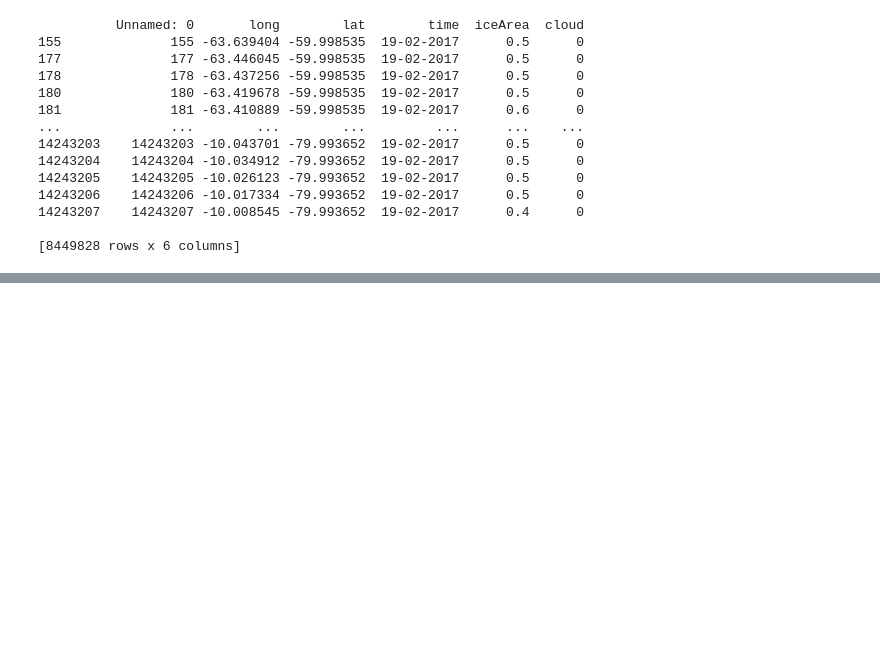
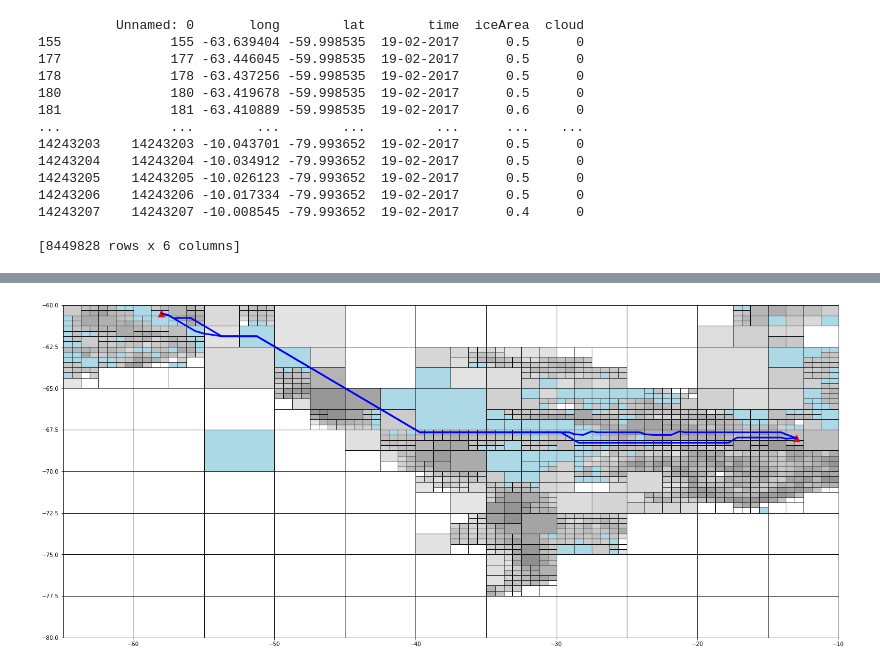
Before and after one commit to antarctica/PolarRoute, a Jupyter notebook: Modis_Testing.ipynb, the cells around one changed output, grey strips where cells are left out. Drawn from its saved outputs; the diff is of its cells as text; code cells hidden in the pictures; blank space fills up the shorter version.

```diff
--- a/Modis_Testing.ipynb
+++ b/Modis_Testing.ipynb
@@ -82,0 +133,4 @@ modis_grid.plot()
+# %%
+modis_grid.plot(waypoints=pd.read_csv(OptInfo['Route']['WayPoints']),paths=Paths)
+# %% [output]
+[figure, added]
```
Also changed, not shown: parts of 8 cells of this notebook, 2 other files.
